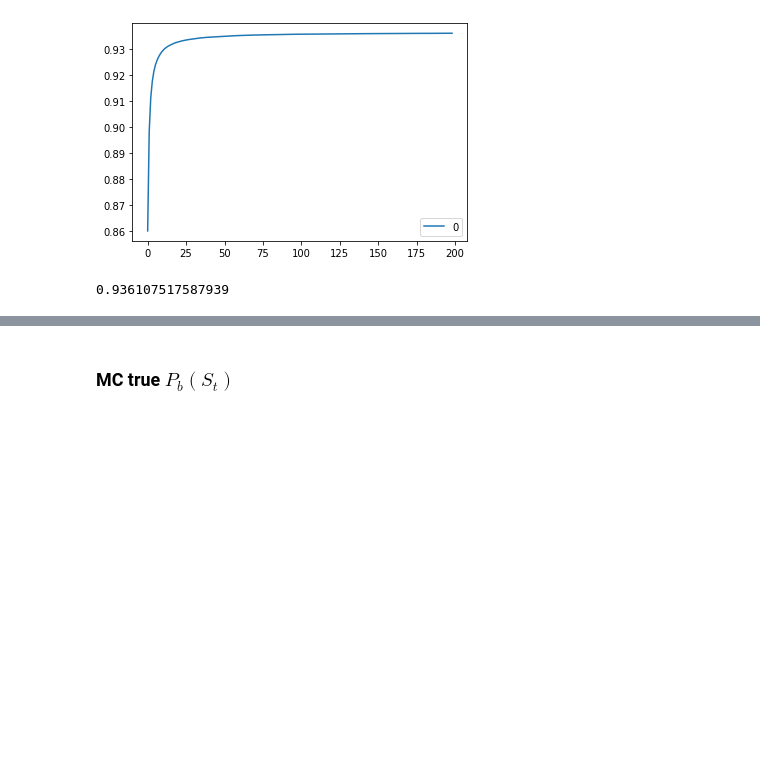
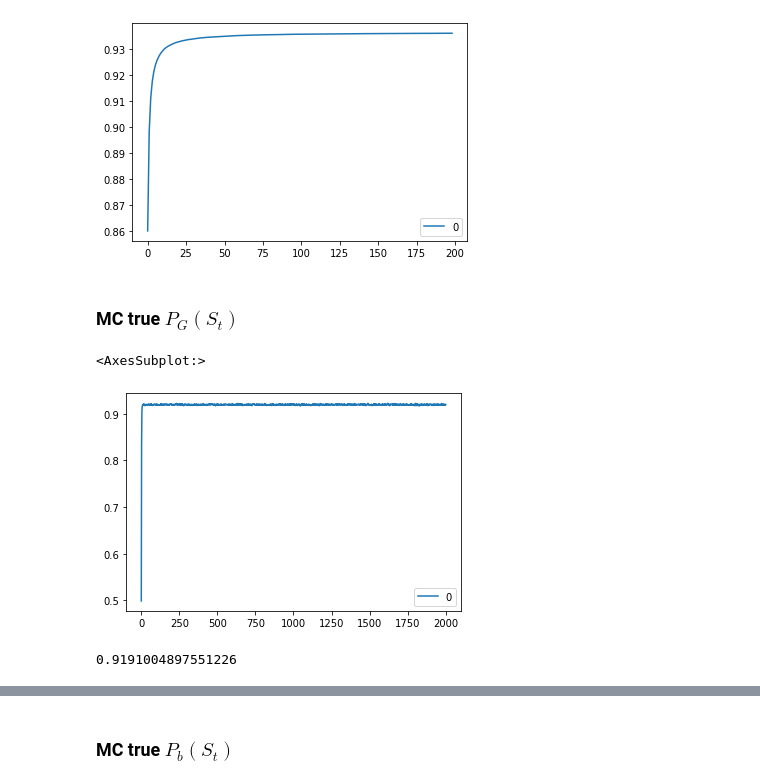
Before and after one commit to linlinlin97/MediationRL, a Jupyter notebook: Toy_1/Toy_example.ipynb, the cells around one changed output, grey strips where cells are left out. Cells and saved outputs as stored; diff of their text form; code cells hidden in the pictures; blank space fills up the shorter version.

```diff
--- a/Toy_1/Toy_example.ipynb
+++ b/Toy_1/Toy_example.ipynb
@@ -68,7 +68,17 @@ pd.DataFrame(mean).plot()
 # %% [output]
 <AxesSubplot:>
 [figure]
-# %%
-mean[-1]
-# %% [output]
-0.936107517587939
+# %% [markdown]
+### MC true $P_{G}(S_t)$
+# %%
+with open("true_eta_G.txt", 'rb') as p:
+    x = pickle.load(p)
+S = [rec[3] for rec in x[500][2000]]
+pd.DataFrame(np.mean(np.vstack(S),0)).plot()
+# %% [output]
+<AxesSubplot:>
+[figure, added]
+# %%
+np.mean(np.vstack(S))
+# %% [output]
+0.9191004897551226
```
Also changed, not shown: parts of 7 cells of this notebook, 7 other files.
